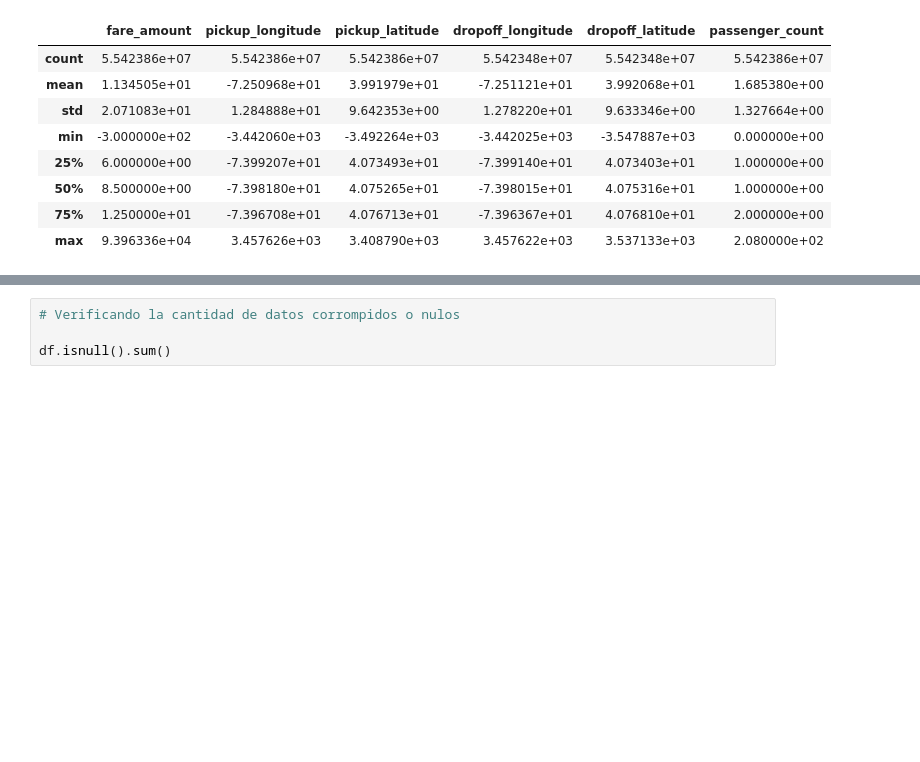
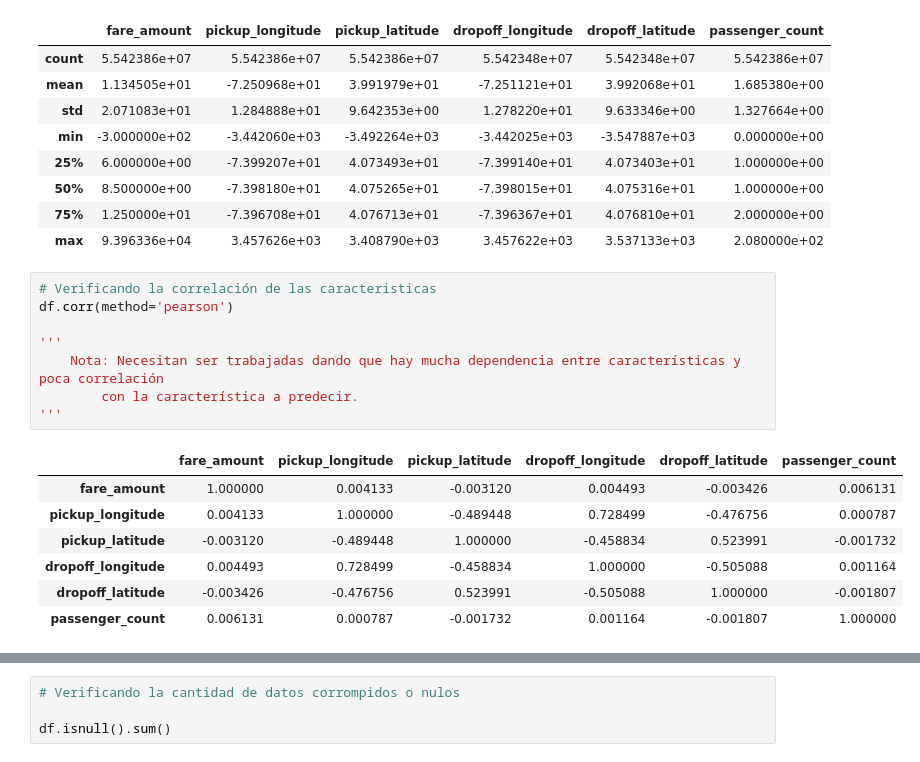
Before and after one commit to Sdann26/CC421-PC2, a Jupyter notebook: Proyecto.ipynb, the cells around one changed output, grey strips where cells are left out. Cells and saved outputs as stored; diff of their text form; blank space fills up the shorter version.

```diff
--- a/Proyecto.ipynb
+++ b/Proyecto.ipynb
@@ -86,3 +74,19 @@ df.describe()
 | 50% | 8.500000e+00 | -7.398180e+01 | 4.075265e+01 | -7.398015e+01 | 4.075316e+01 | 1.000000e+00 |
 | 75% | 1.250000e+01 | -7.396708e+01 | 4.076713e+01 | -7.396367e+01 | 4.076810e+01 | 2.000000e+00 |
 | max | 9.396336e+04 | 3.457626e+03 | 3.408790e+03 | 3.457622e+03 | 3.537133e+03 | 2.080000e+02 |
+# %%
+# Verificando la correlación de las caracteristicas
+df.corr(method='pearson')
+
+'''
+    Nota: Necesitan ser trabajadas dando que hay mucha dependencia entre características y poca correlación
+        con la característica a predecir.
+'''
+# %% [output]
+|  | fare_amount | pickup_longitude | pickup_latitude | dropoff_longitude | dropoff_latitude | passenger_count |
+| fare_amount | 1.000000 | 0.004133 | -0.003120 | 0.004493 | -0.003426 | 0.006131 |
+| pickup_longitude | 0.004133 | 1.000000 | -0.489448 | 0.728499 | -0.476756 | 0.000787 |
+| pickup_latitude | -0.003120 | -0.489448 | 1.000000 | -0.458834 | 0.523991 | -0.001732 |
+| dropoff_longitude | 0.004493 | 0.728499 | -0.458834 | 1.000000 | -0.505088 | 0.001164 |
+| dropoff_latitude | -0.003426 | -0.476756 | 0.523991 | -0.505088 | 1.000000 | -0.001807 |
+| passenger_count | 0.006131 | 0.000787 | -0.001732 | 0.001164 | -0.001807 | 1.000000 |
```
Also changed, not shown: parts of 4 cells of this notebook.
